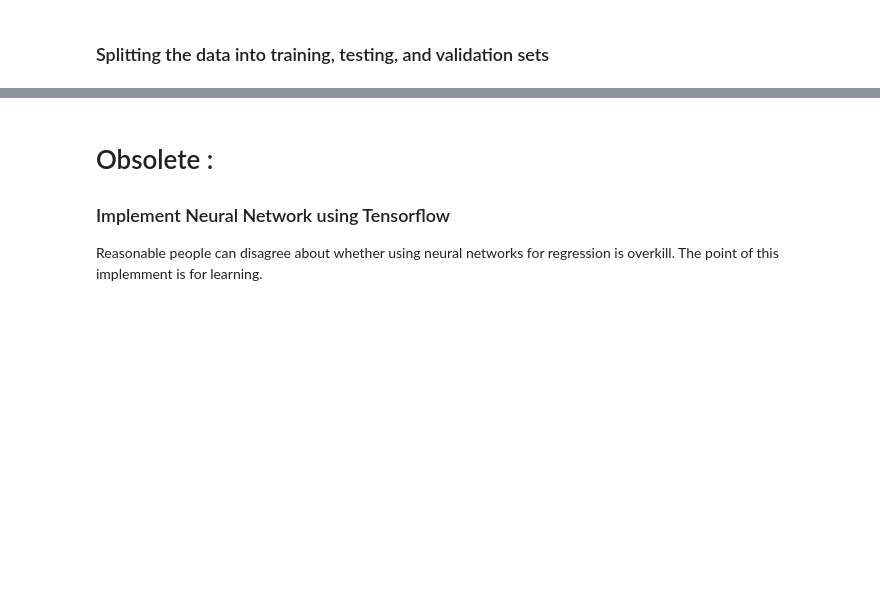
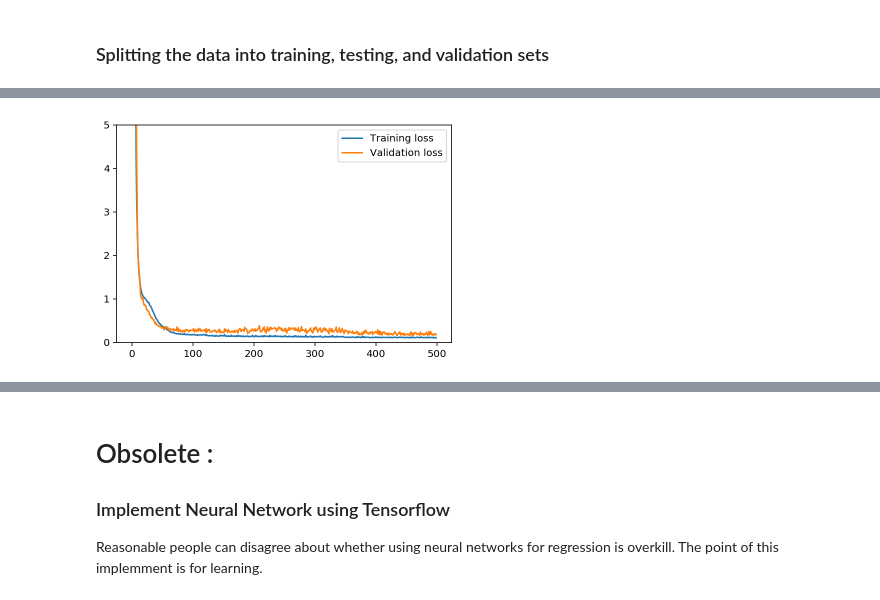
Before and after one commit to Lanbig/bike-sharing-prediction, a Jupyter notebook: Tensorflow-NN-Bike-Prediction.ipynb, the cells around one changed output, grey strips where cells are left out. Saved outputs shown, nothing was run; the diff lists cells and outputs as text; code cells hidden in the pictures; blank space fills up the shorter version.

```diff
--- a/Tensorflow-NN-Bike-Prediction.ipynb
+++ b/Tensorflow-NN-Bike-Prediction.ipynb
@@ -90,8 +90,9 @@ yyy = np.array([[i] for i in test_targets['cnt']])
 # Parameters
 learning_rate = 0.001
 training_epochs = 500
-batch_size = 100
-display_step = 2
+batch_size = 64
+display_step = 1
+dropout_rate = 0.7
 
 
 # Network Parameters
@@ -107,29 +108,34 @@ n_classes = 1
 tf.reset_default_graph()
 
 # tf Graph input
-x = tf.placeholder("float", [None, 56])
-y = tf.placeholder("float", [None, 1])
+x = tf.placeholder(tf.float32, [None, 56])
+y = tf.placeholder(tf.float32, [None, 1])
 
+keep_prob = tf.placeholder(tf.float32)
 
 # Create model
 def NeuralNetwork(x, weights, biases):
     # Hidden layer with RELU activation
     layer_1 = tf.add(tf.matmul(x, weights['h1']), biases['b1'])
     layer_1 = tf.nn.relu(layer_1)
+    # Dropout on hidden layer: RELU layer
+    hidden_layer_1_dropout = tf.nn.dropout(layer_1, keep_prob)
 
     # Hidden layer with RELU activation
     layer_2 = tf.add(tf.matmul(layer_1, weights['h2']), biases['b2'])
     layer_2 = tf.nn.relu(layer_2)
+    hidden_layer_2_dropout = tf.nn.dropout(layer_2, keep_prob)
+
 
     # Output layer with linear activation
-    out_layer = tf.matmul(layer_2, weights['out']) + biases['out']
+    out_layer = tf.matmul(hidden_layer_2_dropout, weights['out']) + biases['out']
     return out_layer
 
 # Store layers weight & bias
 weights = {
-    'h1': tf.Variable(tf.random_normal([n_input, n_hidden_1], 0, 0.1)),
-    'h2': tf.Variable(tf.random_normal([n_hidden_1, n_hidden_2], 0, 0.1)),
-    'out': tf.Variable(tf.random_normal([n_hidden_2, n_classes], 0, 0.1))
+    'h1': tf.Variable(tf.truncated_normal([n_input, n_hidden_1])),
+    'h2': tf.Variable(tf.truncated_normal([n_hidden_1, n_hidden_2])),
+    'out': tf.Variable(tf.truncated_normal([n_hidden_2, n_classes]))
 }
 biases = {
     'b1': tf.Variable(tf.random_normal([n_hidden_1], 0, 0.1)),
@@ -145,6 +151,8 @@ cost = tf.reduce_mean(tf.square(pred-y))
 optimizer = tf.train.AdamOptimizer(learning_rate=learning_rate).minimize(cost)
 
 init = tf.global_variables_initializer()
+
+losses = {'train':[], 'validation':[]}
 
 # Launch the graph
 #with tf.Session() as sess:
@@ -162,12 +170,12 @@ for epoch in range(training_epochs):
         batch_x = xx[i*batch_size:(i+1)*batch_size]
         batch_y = yy[i*batch_size:(i+1)*batch_size]
         # Run optimization op (backprop) and cost op (to get loss value)
-        _, c, p = sess.run([optimizer, cost, pred], feed_dict={x: batch_x, y: batch_y})
+        _, c, p = sess.run([optimizer, cost, pred], feed_dict={x: batch_x, y: batch_y, keep_prob: dropout_rate})
 
         #avg_cost += c / total_batch
 
-    avg_cost = sess.run(cost, feed_dict={x: xx, y: yy})
-    avg_val_cost = sess.run(cost, feed_dict={x: xxx, y: yyy})
+    avg_cost = sess.run(cost, feed_dict={x: xx, y: yy, keep_prob: dropout_rate})
+    avg_val_cost = sess.run(cost, feed_dict={x: xxx, y: yyy, keep_prob: dropout_rate})
 
     # Display logs per epoch step
     if epoch % display_step == 0:
@@ -176,4 +184,7 @@ for epoch in range(training_epochs):
                          + " ... Validation loss: " + str(avg_val_cost)[:5])
 
         sys.stdout.flush()
+
+    losses['train'].append(avg_cost)
+    losses['validation'].append(avg_val_cost)
 # %% [output]
@@ -185,3 +192,11 @@ print("MSE: %.4f" % sess.run(mse))
+# %%
+plt.plot(losses['train'], label='Training loss')
+plt.plot(losses['validation'], label='Validation loss')
+plt.ylim([0,5])
+plt.legend()
+_ = plt.ylim()
+# %% [output]
+[figure, added]
 # %%
 fig, ax = plt.subplots(figsize=(8,4))
 
```
Also changed, not shown: parts of 3 cells of this notebook.
